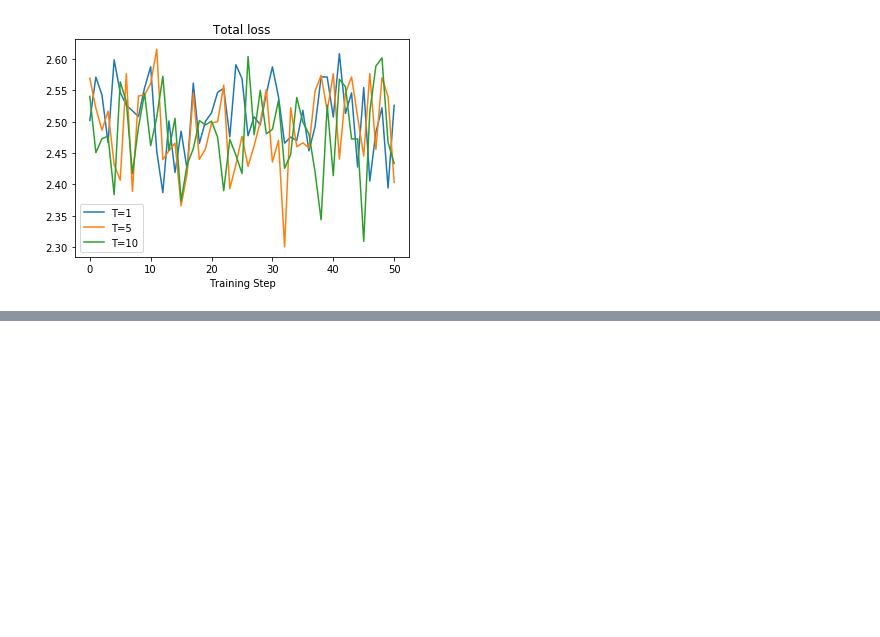
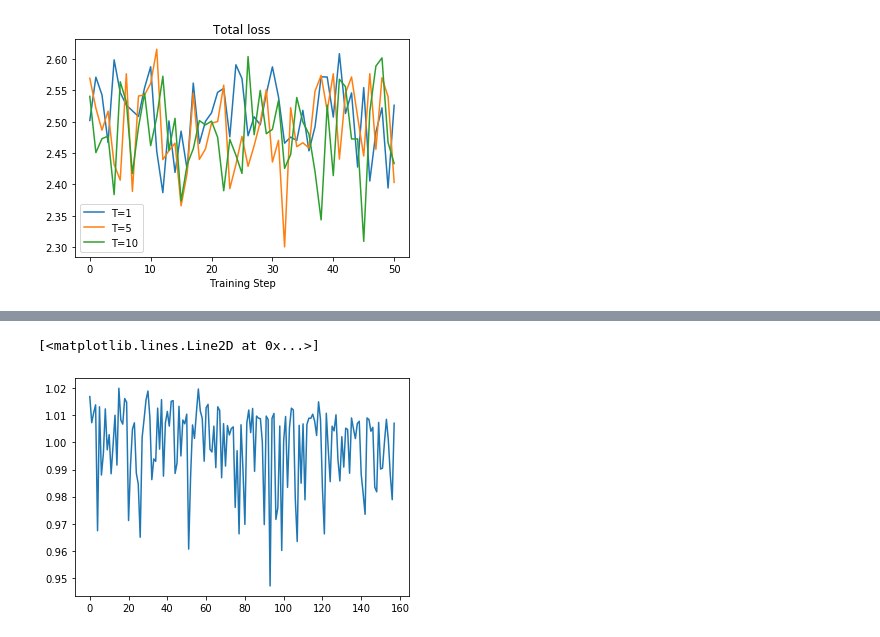
Before and after one commit to Akmalleo3/ConnectFour_AlphaZero, a Jupyter notebook: report/genPlots.ipynb, the cells around one changed output, grey strips where cells are left out. Cells and saved outputs as stored; diff of their text form; code cells hidden in the pictures; blank space fills up the shorter version.

```diff
--- a/genPlots.ipynb
+++ b/report/genPlots.ipynb
@@ -277,0 +444,5 @@ Text(0.5, 1.0, 'Total loss')
+# %%
+pyplot.plot(range(158),final_val_loss)
+# %% [output]
+[<matplotlib.lines.Line2D at 0x...>]
+[figure, added]
```
Also changed, not shown: parts of 6 cells of this notebook, 19 other files.
